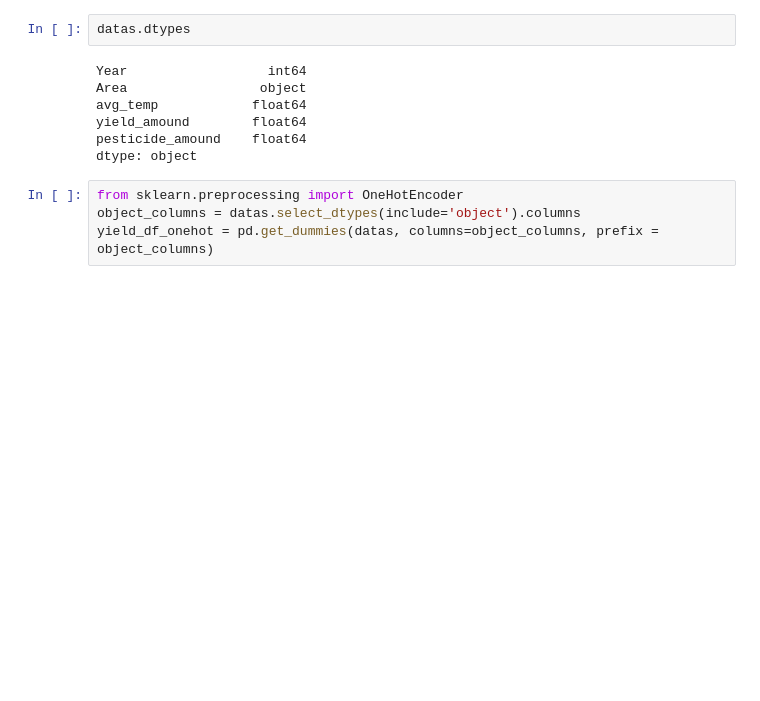
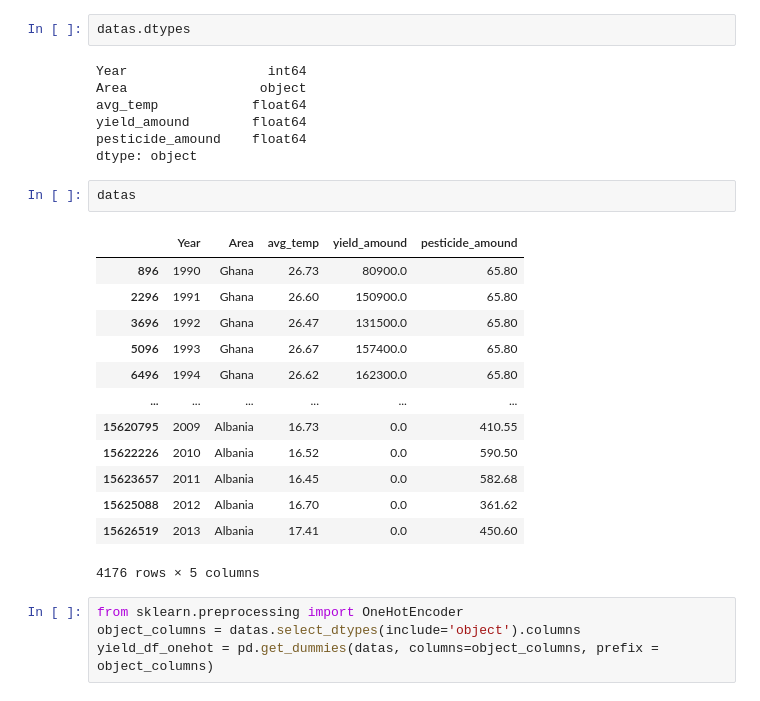
Before and after one commit to LucasJohannsenShadow/AVCD, a Jupyter notebook: machinelikedone.ipynb, the cells around one changed output. Cells and saved outputs as stored; diff of their text form; blank space fills up the shorter version.

```diff
--- a/machinelikedone.ipynb
+++ b/machinelikedone.ipynb
@@ -21,6 +21,22 @@ avg_temp            float64
 yield_amound        float64
 pesticide_amound    float64
 dtype: object
+# %%
+datas
+# %% [output]
+|  | Year | Area | avg_temp | yield_amound | pesticide_amound |
+| 896 | 1990 | Ghana | 26.73 | 80900.0 | 65.80 |
+| 2296 | 1991 | Ghana | 26.60 | 150900.0 | 65.80 |
+| 3696 | 1992 | Ghana | 26.47 | 131500.0 | 65.80 |
+| 5096 | 1993 | Ghana | 26.67 | 157400.0 | 65.80 |
+| 6496 | 1994 | Ghana | 26.62 | 162300.0 | 65.80 |
+| ... | ... | ... | ... | ... | ... |
+| 15620795 | 2009 | Albania | 16.73 | 0.0 | 410.55 |
+| 15622226 | 2010 | Albania | 16.52 | 0.0 | 590.50 |
+| 15623657 | 2011 | Albania | 16.45 | 0.0 | 582.68 |
+| 15625088 | 2012 | Albania | 16.70 | 0.0 | 361.62 |
+| 15626519 | 2013 | Albania | 17.41 | 0.0 | 450.60 |
+4176 rows × 5 columns
 # %%
 from sklearn.preprocessing import OneHotEncoder
 object_columns = datas.select_dtypes(include='object').columns
```
Also changed, not shown: parts of 5 cells of this notebook.
